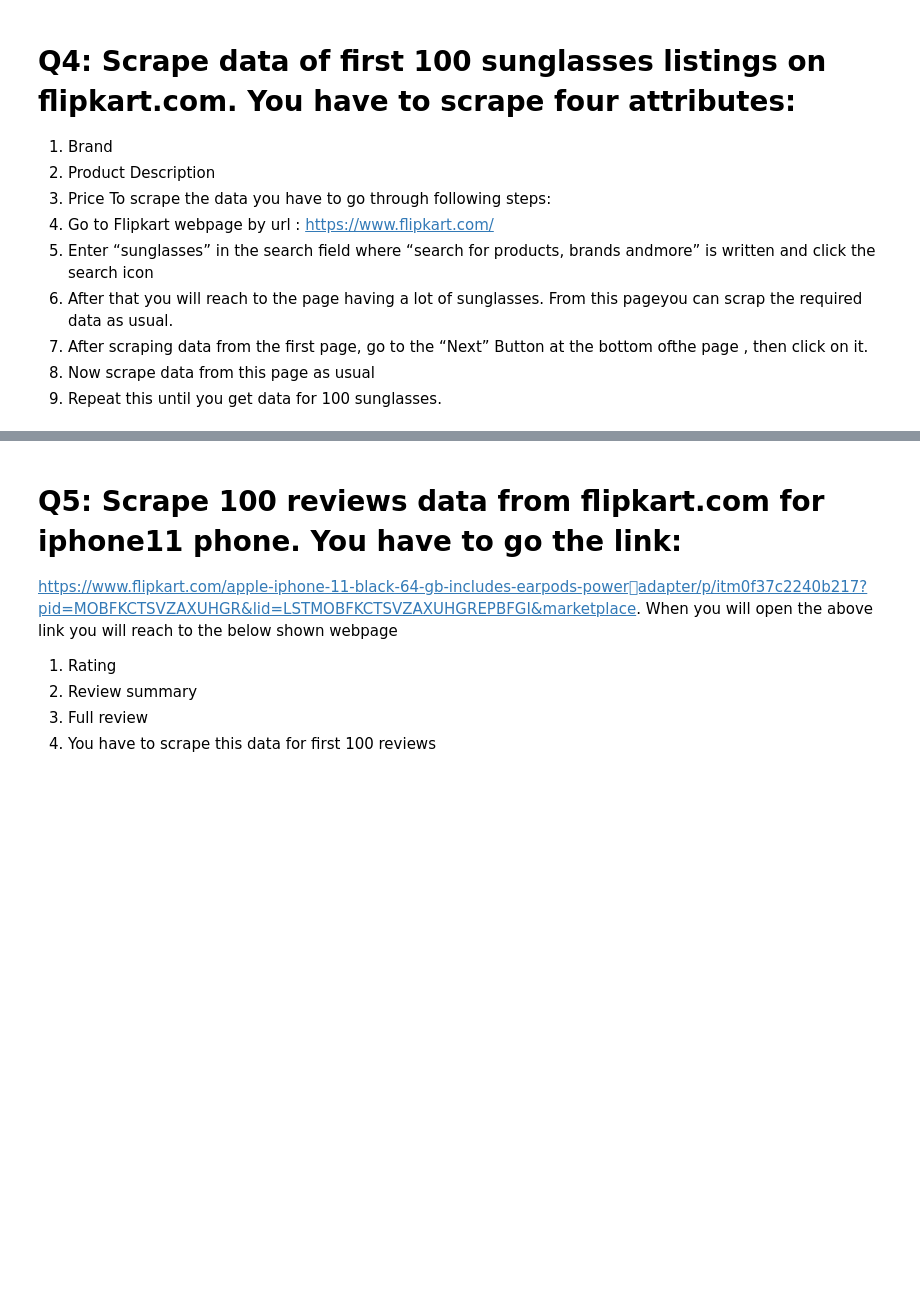
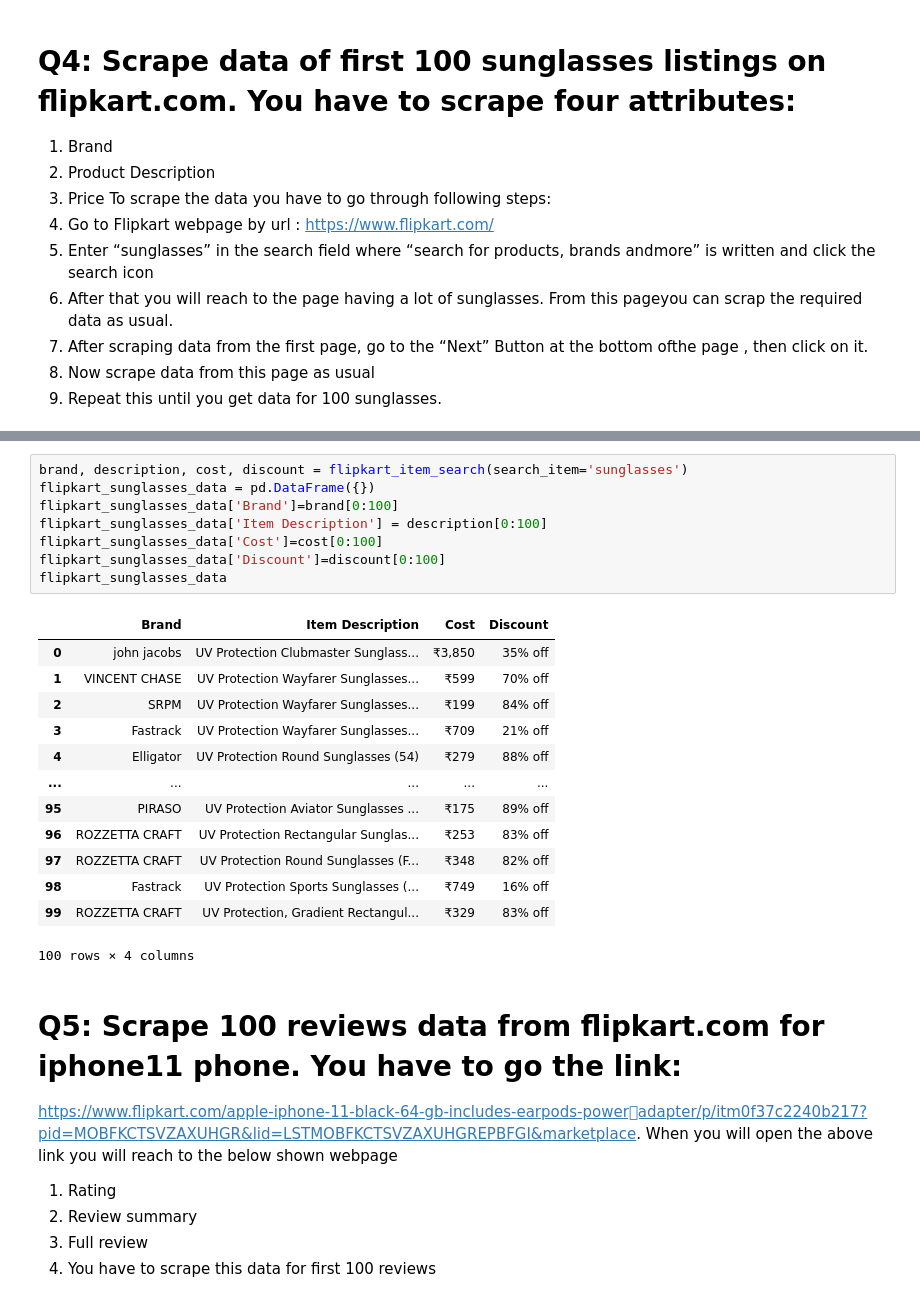
Before and after one commit to akhilmatta89/internship_26, a Jupyter notebook: Web_Scraping_Selenium_Assg/selenium_assg.ipynb, the cells around one changed output, grey strips where cells are left out. Cells and saved outputs as stored; diff of their text form; blank space fills up the shorter version.

```diff
--- a/Web_Scraping_Selenium_Assg/selenium_assg.ipynb
+++ b/Web_Scraping_Selenium_Assg/selenium_assg.ipynb
@@ -248,2 +232,24 @@ flipkart_sunglasses_data
+# %%
+brand, description, cost, discount = flipkart_item_search(search_item='sunglasses')
+flipkart_sunglasses_data = pd.DataFrame({})
+flipkart_sunglasses_data['Brand']=brand[0:100]
+flipkart_sunglasses_data['Item Description'] = description[0:100]
+flipkart_sunglasses_data['Cost']=cost[0:100]
+flipkart_sunglasses_data['Discount']=discount[0:100]
+flipkart_sunglasses_data
+# %% [output]
+|  | Brand | Item Description | Cost | Discount |
+| 0 | john jacobs | UV Protection Clubmaster Sunglass... | ₹3,850 | 35% off |
+| 1 | VINCENT CHASE | UV Protection Wayfarer Sunglasses... | ₹599 | 70% off |
+| 2 | SRPM | UV Protection Wayfarer Sunglasses... | ₹199 | 84% off |
+| 3 | Fastrack | UV Protection Wayfarer Sunglasses... | ₹709 | 21% off |
+| 4 | Elligator | UV Protection Round Sunglasses (54) | ₹279 | 88% off |
+| ... | ... | ... | ... | ... |
+| 95 | PIRASO | UV Protection Aviator Sunglasses ... | ₹175 | 89% off |
+| 96 | ROZZETTA CRAFT | UV Protection Rectangular Sunglas... | ₹253 | 83% off |
+| 97 | ROZZETTA CRAFT | UV Protection Round Sunglasses (F... | ₹348 | 82% off |
+| 98 | Fastrack | UV Protection Sports Sunglasses (... | ₹749 | 16% off |
+| 99 | ROZZETTA CRAFT | UV Protection, Gradient Rectangul... | ₹329 | 83% off |
+100 rows × 4 columns
 # %% [markdown]
 # Q5: Scrape 100 reviews data from flipkart.com for iphone11 phone. You have to go the link:
```
Also changed, not shown: parts of 17 cells of this notebook.
